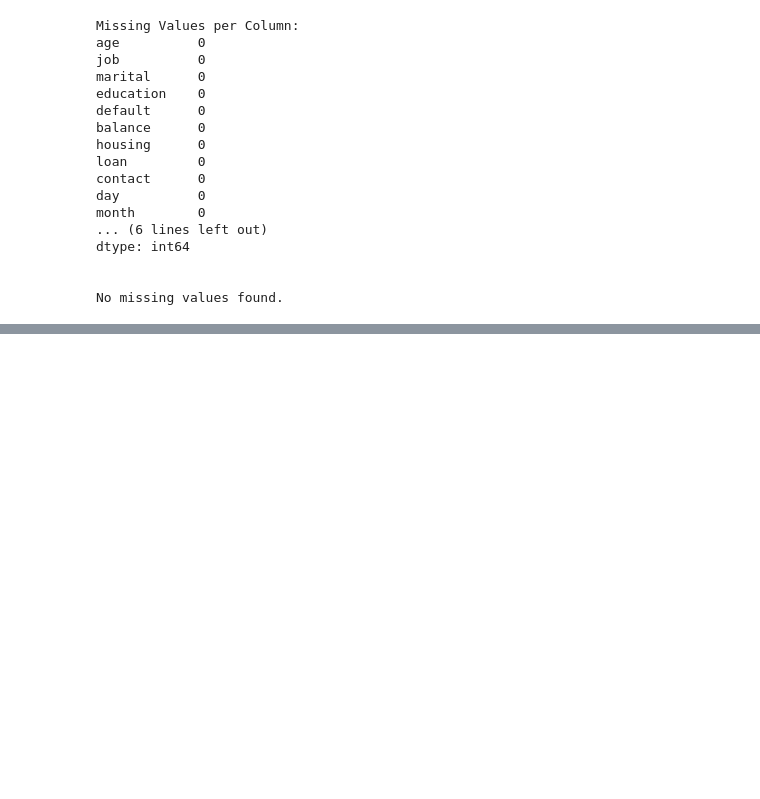
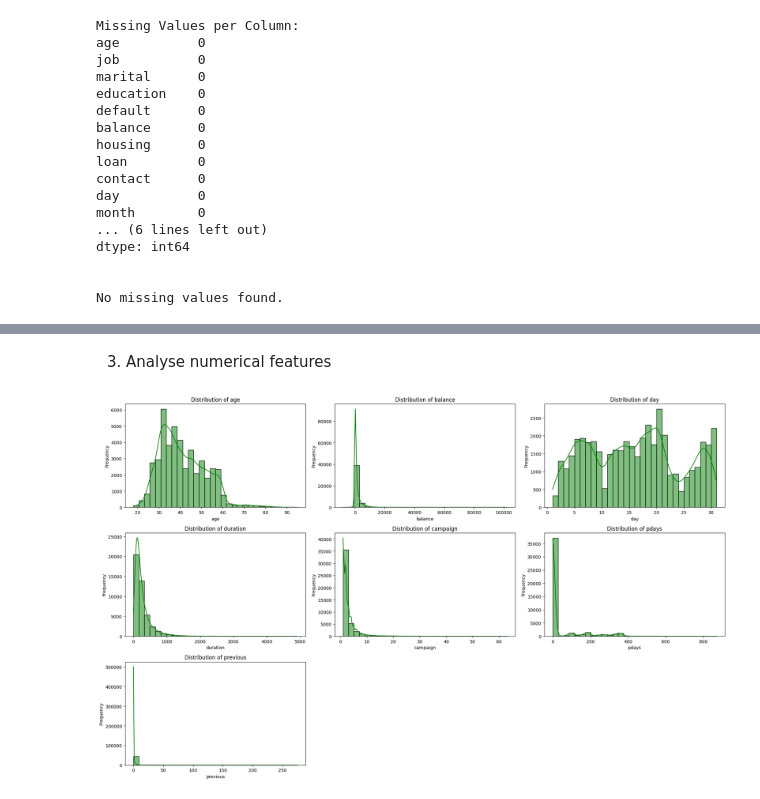
Before and after one commit to RanudeeFernando/CM2604_ML_CW, a Jupyter notebook: notebooks/ml_project.ipynb, the cells around one changed output, grey strips where cells are left out. Saved outputs shown, nothing was run; the diff lists cells and outputs as text; code cells hidden in the pictures; blank space fills up the shorter version.

```diff
--- a/notebooks/ml_project.ipynb
+++ b/notebooks/ml_project.ipynb
@@ -188,0 +203,28 @@ No missing values found.
+# %% [markdown]
+3. Analyse numerical features
+# %%
+# Create a figure with subplots
+plt.figure(figsize=(20, 20))
+
+# Initialize the plot number
+plot_number = 1
+
+# Loop through each numerical feature
+for column in numerical_features:
+    plt.subplot(5, 3, plot_number)
+
+    # Plot the histogram
+    sns.histplot(df[column], kde=True, bins=30, color="green")
+
+    # Add title and labels
+    plt.title(f"Distribution of {column}")
+    plt.xlabel(column)
+    plt.ylabel("Frequency")
+
+    # Increment the plot number
+    plot_number += 1
+
+plt.tight_layout()
+plt.show()
+# %% [output]
+[figure, added]
```
Also changed, not shown: parts of 9 cells of this notebook.
